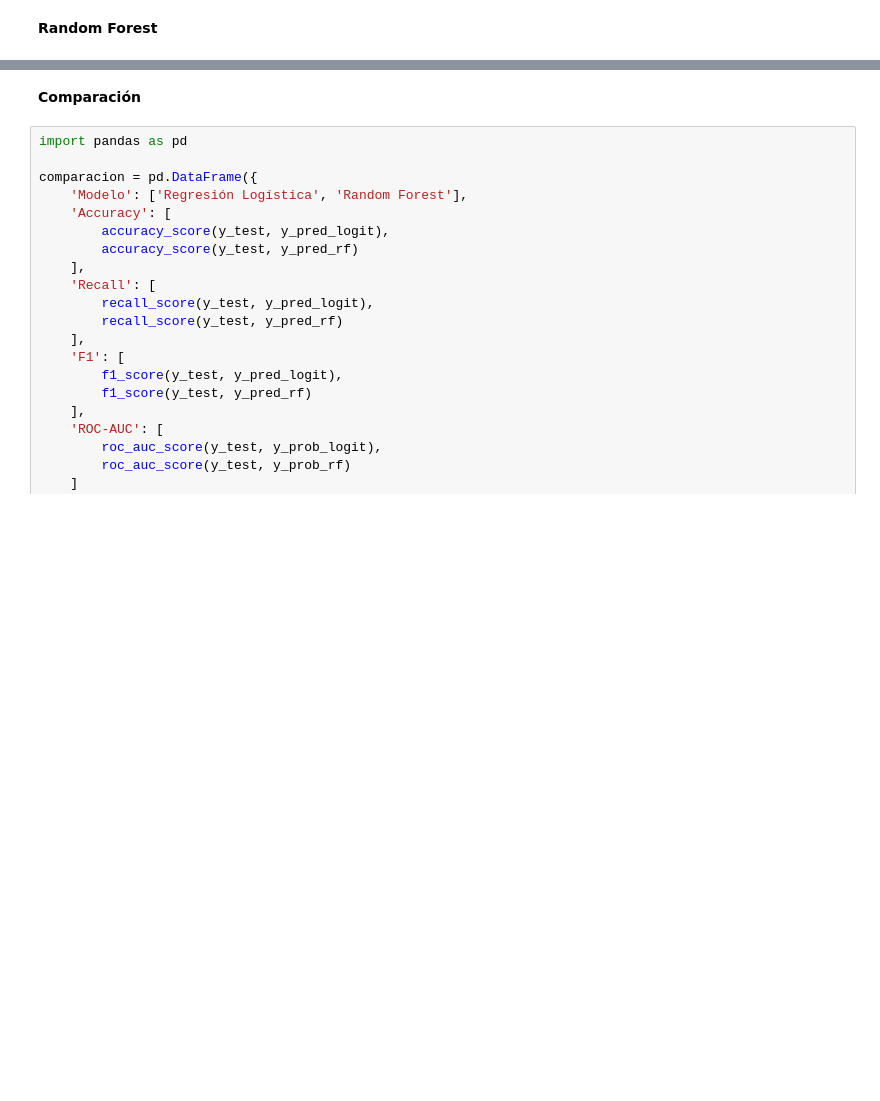
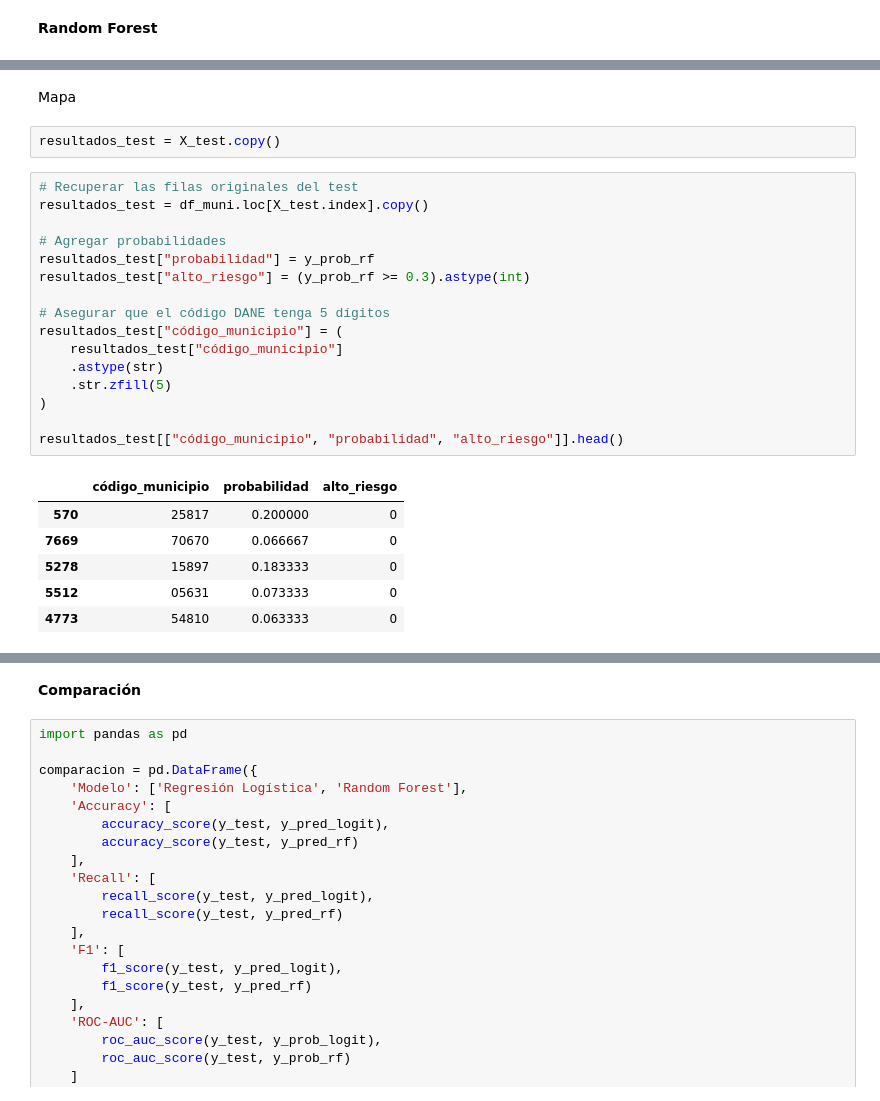
Before and after one commit to asguzmanm/TrabajoFinalCUN, a Jupyter notebook: TrabajoFinal.ipynb, the cells around one changed output, grey strips where cells are left out. Drawn from its saved outputs; the diff is of its cells as text; blank space fills up the shorter version.

```diff
--- a/TrabajoFinal.ipynb
+++ b/TrabajoFinal.ipynb
@@ -1179,0 +1185,27 @@ array([[1664,   98],
+# %% [markdown]
+Mapa
+# %%
+resultados_test = X_test.copy()
+# %%
+# Recuperar las filas originales del test
+resultados_test = df_muni.loc[X_test.index].copy()
+
+# Agregar probabilidades
+resultados_test["probabilidad"] = y_prob_rf
+resultados_test["alto_riesgo"] = (y_prob_rf >= 0.3).astype(int)
+
+# Asegurar que el código DANE tenga 5 dígitos
+resultados_test["código_municipio"] = (
+    resultados_test["código_municipio"]
+    .astype(str)
+    .str.zfill(5)
+)
+
+resultados_test[["código_municipio", "probabilidad", "alto_riesgo"]].head()
+# %% [output]
+|  | código_municipio | probabilidad | alto_riesgo |
+| 570 | 25817 | 0.200000 | 0 |
+| 7669 | 70670 | 0.066667 | 0 |
+| 5278 | 15897 | 0.183333 | 0 |
+| 5512 | 05631 | 0.073333 | 0 |
+| 4773 | 54810 | 0.063333 | 0 |
```
Also changed, not shown: parts of 10 cells of this notebook.
